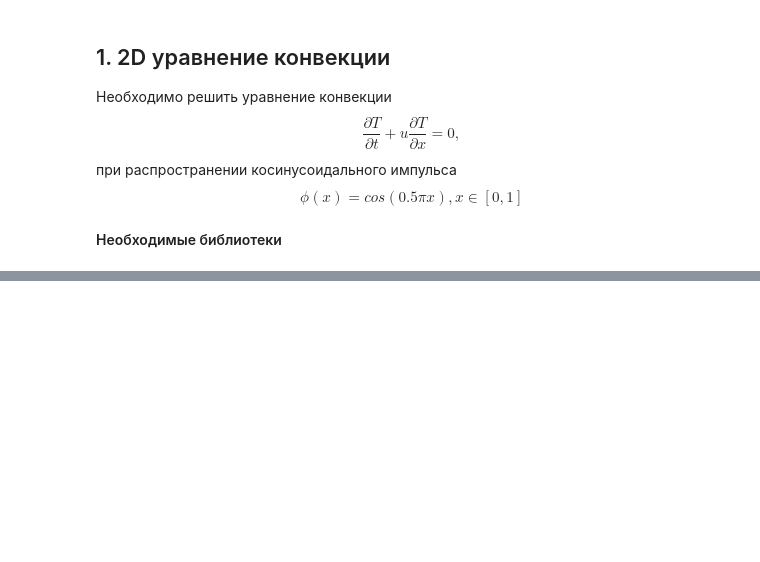
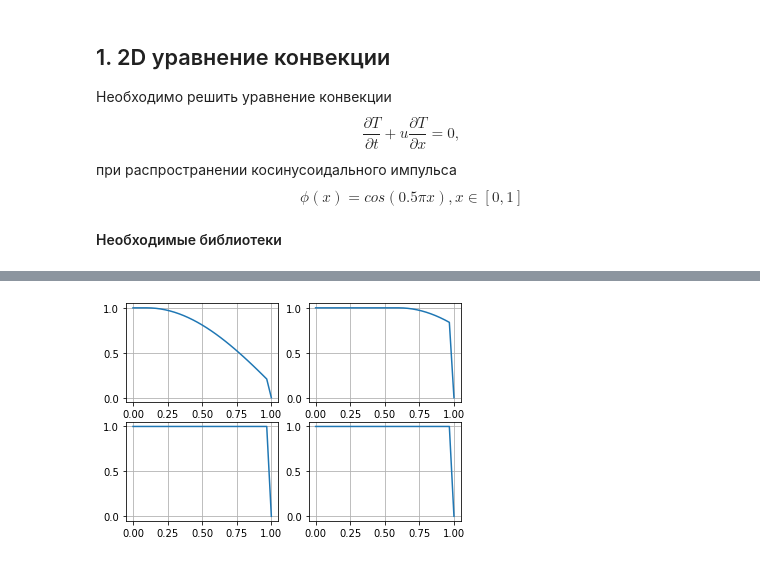
Before and after one commit to IAnanevich/numerical-methods, a Jupyter notebook: lab4/Laba4.ipynb, the cells around one changed output, grey strips where cells are left out. Drawn from its saved outputs; the diff is of its cells as text; code cells hidden in the pictures; blank space fills up the shorter version.

```diff
--- a/lab4/Laba4.ipynb
+++ b/lab4/Laba4.ipynb
@@ -75,0 +83,22 @@ draw(dt, T)
+# %%
+def lax_wendroff_2step(c: float):
+    dx = length / columns
+    dt = dx * c / u
+    lines = int(time / dt)
+    T = np.zeros((lines + 1, columns + 1))
+
+    for i in range(columns + 1):
+        T[0][i] = initial(i * dx)
+
+    for k in range(lines):
+        prev_value = (T[k][1] + T[k][0]) / 2 - c * (T[k][1] - T[k][0]) / 2
+        for j in range(columns):
+            next_value = (T[k][j + 1] + T[k][j]) / 2 - c * (T[k][j + 1] - T[k][j]) / 2
+            T[k + 1][j] = T[k][j] - c * (next_value - prev_value)
+            prev_value = next_value
+    return T, dt
+# %%
+T, dt = lax_wendroff_2step(c=1)
+draw(dt, T)
+# %% [output]
+[figure, added]
```
Also changed, not shown: parts of 11 cells of this notebook, 6 other files.
